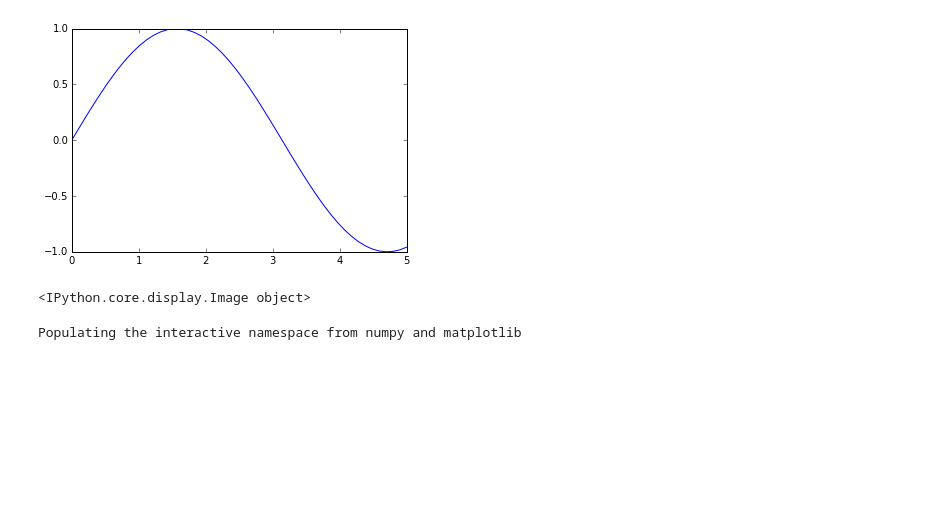
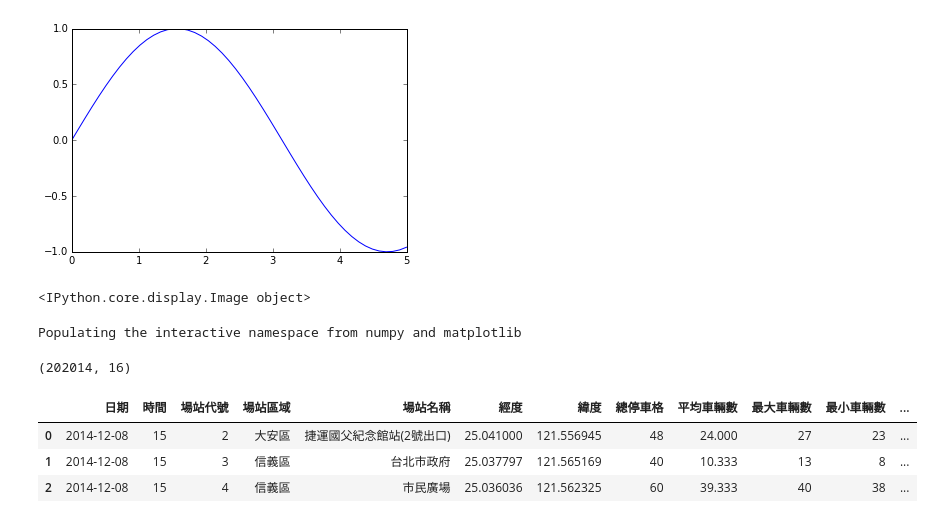
Before and after one commit to easontse/pythonlab, a Jupyter notebook: pandas/HelloWorld.ipynb, the cells around one changed output. Drawn from its saved outputs; the diff is of its cells as text; code cells hidden in the pictures; blank space fills up the shorter version.

```diff
--- a/pandas/HelloWorld.ipynb
+++ b/pandas/HelloWorld.ipynb
@@ -38,0 +42,11 @@ Populating the interactive namespace from numpy and matplotlib
+# %%
+broken_df.shape #Check the numbers of row and col
+# %% [output]
+(202014, 16)
+# %%
+broken_df[:3] #Print top 3 rows
+# %% [output]
+|  | 日期 | 時間 | 場站代號 | 場站區域 | 場站名稱 | 經度 | 緯度 | 總停車格 | 平均車輛數 | 最大車輛數 | 最小車輛數 | ... |
+| 0 | 2014-12-08 | 15 | 2 | 大安區 | 捷運國父紀念館站(2號出口) | 25.041000 | 121.556945 | 48 | 24.000 | 27 | 23 | ... |
+| 1 | 2014-12-08 | 15 | 3 | 信義區 | 台北市政府 | 25.037797 | 121.565169 | 40 | 10.333 | 13 | 8 | ... |
+| 2 | 2014-12-08 | 15 | 4 | 信義區 | 市民廣場 | 25.036036 | 121.562325 | 60 | 39.333 | 40 | 38 | ... |
```
Also changed, not shown: parts of 8 cells of this notebook.
